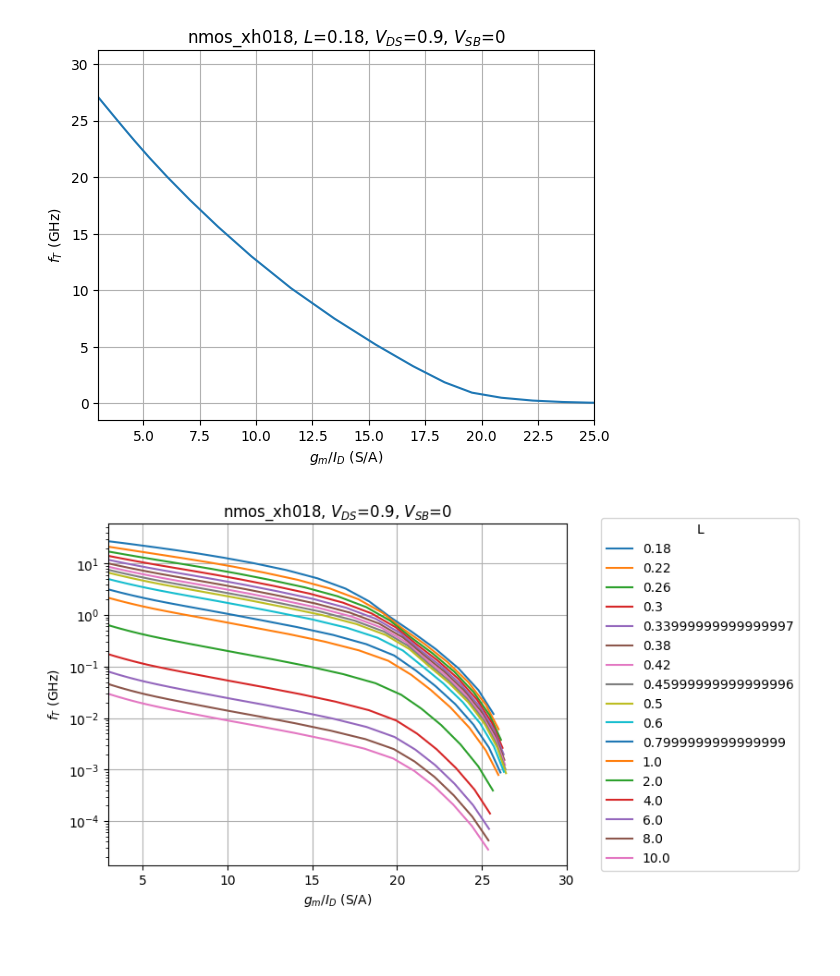
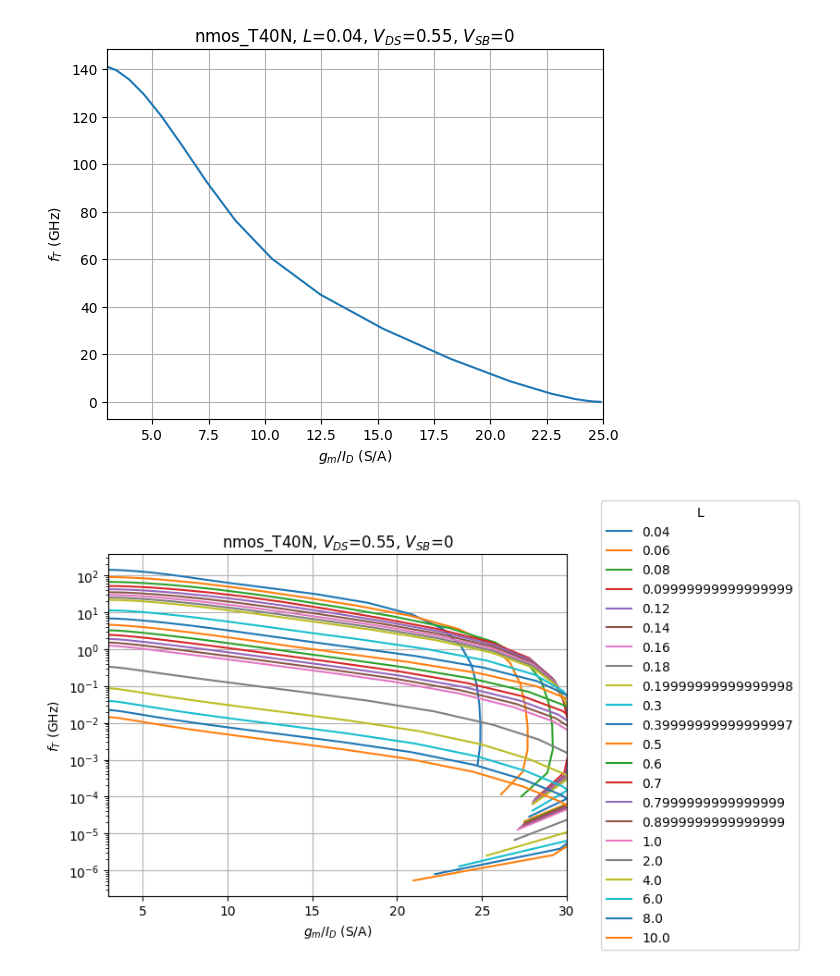
Before and after one commit to Surfeur974/gmadrid, a Jupyter notebook: Lookup_generation/techsweep_plots_from_mat.ipynb, the cells around one changed output. Drawn from its saved outputs; the diff is of its cells as text; code cells hidden in the pictures; blank space fills up the shorter version.

```diff
--- a/Lookup_generation/techsweep_plots_from_mat.ipynb
+++ b/Lookup_generation/techsweep_plots_from_mat.ipynb
@@ -4,9 +4,9 @@ import scipy.constants as sc
 import matplotlib.pyplot as plt
 from pygmid import Lookup as lk
 # %%
-choice = 2  #start from 0
-devices = ['nmos4', 'pmos4','nmos_xh018','pmos_xh018']
-fet = lk('../lookup_table/018/'+devices[choice]+'.mat')
+choice = 4  #start from 0
+devices = ['nmos4', 'pmos4','nmos_xh018','pmos_xh018', 'nmos_T40N', 'pmos_T40N']
+fet = lk('../lookup_table/040/'+devices[choice]+'.mat')
 # %%
 # sweep variable vectors
 l = fet['L']
@@ -15,8 +15,8 @@ vds = fet['VDS']
 vsb = fet['VSB']
 # %%
 # plot gm/ID and fT versus gate bias
-L1 = min(l); VDS1=0.9; VSB1=0
-VGS = np.linspace(0.35,1.8,37)
+L1 = min(l); VDS1=vds[-1]/2; VSB1=0
+VGS = vgs
 gm_id1 = fet.lookup('GM_ID', L=L1, VDS=VDS1, VSB=VSB1, VGS = VGS)
 ft1 = fet.lookup('GM_CGG', L=L1, VDS=VDS1, VSB=VSB1, VGS = VGS)/2/np.pi
 vt = fet.lookup('VT', L=L1, VGS=0.9, VDS=VDS1, VSB=VSB1)
@@ -35,7 +35,7 @@ ax2.plot(vgs, ft1/1e9, color=color)
 ax2.tick_params(axis='y', labelcolor=color)
 fig.tight_layout()
 plt.title(devices[choice]+', $L$='+str(L1)+', $V_{DS}$='+str(VDS1)+', $V_{SB}$='+str(VSB1))
-plt.xlim(0, 1.8)
+plt.xlim(0, vgs[-1])
 plt.axvline(x=vt, color='k', linestyle='--')
 plt.show()
 # %% [output]
@@ -61,24 +61,24 @@ plt.title(devices[choice]+', $L$='+str(L1)+', $V_{DS}$='+str(VDS1)+', $V_{SB}$='
 plt.grid()
 plt.show()
 # %% [output]
-[figure, old version]
+[figure, new version]
 # %%
 # plot fT versus gm/ID for all L
-VDS2=0.9; VSB2=0
+VDS2=vds[-1]/2; VSB2=0
 gm_id2 = fet.lookup('GM_ID', L=l, VDS=VDS1, VSB=VSB1, VGS=VGS)
 ft2 = fet.lookup('GM_CGG', L=l, VDS=VDS1, VSB=VSB1, VGS=VGS)/2/np.pi
 
 fig, ax = plt.subplots()
 ax.semilogy(gm_id2.transpose(), ft2.transpose()/1e9)
 ax.legend(loc='center right', bbox_to_anchor=(1.52, 0.5), title='L', labels=l.tolist())
 plt.xlim(3, 30)
 plt.xlabel('$g_m/I_D$ (S/A)')
 plt.ylabel(r'$f_T$ (GHz)')
 plt.title(devices[choice]+', $V_{DS}$='+str(VDS1)+', $V_{SB}$='+str(VSB1))
 plt.grid()
 plt.show()
 # %% [output]
-[figure, old version]
+[figure, new version]
 # %%
 # plot gm/gds versus gm/ID for all L
 gm_gds2 = fet.lookup('GM_GDS', L=l, VDS=VDS1, VSB=VSB1, VGS=VGS)
```
Also changed, not shown: parts of 7 cells of this notebook, 2 other files.
